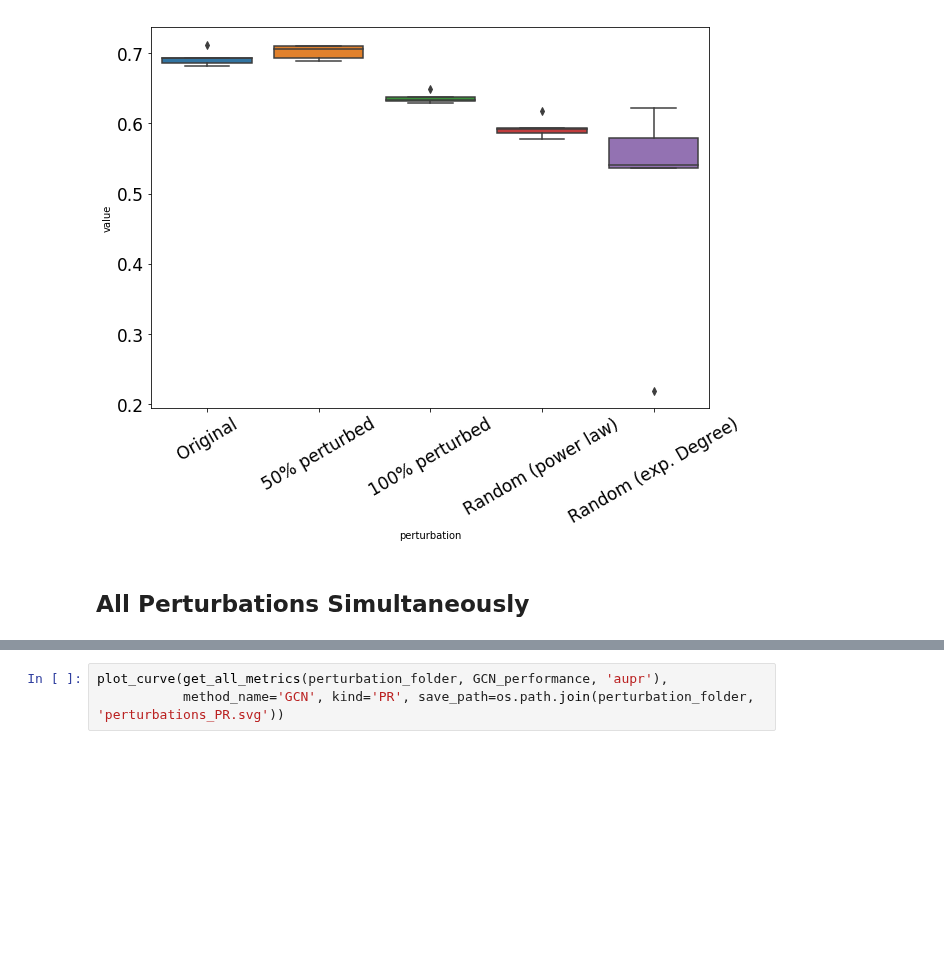
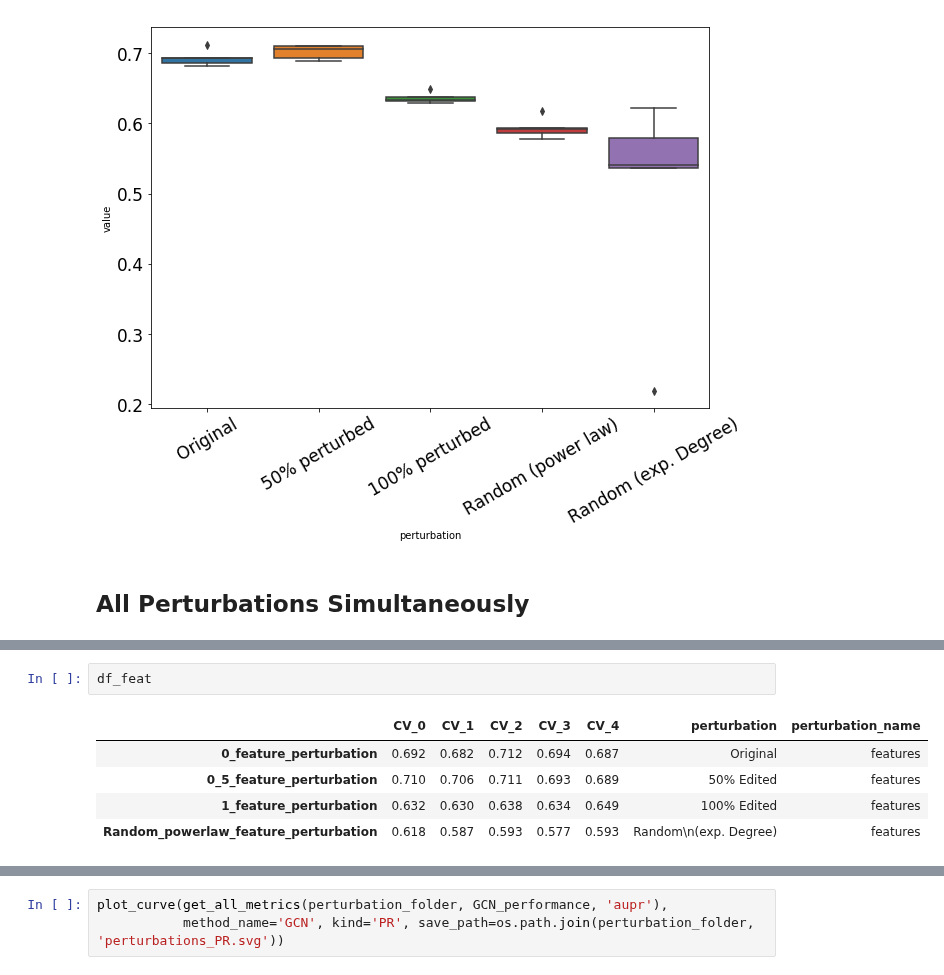
Before and after one commit to schulter/EMOGI, a Jupyter notebook: simulation/evaluate_perturbations.ipynb, the cells around one changed output, grey strips where cells are left out. Saved outputs shown, nothing was run; the diff lists cells and outputs as text; blank space fills up the shorter version.

```diff
--- a/simulation/evaluate_perturbations.ipynb
+++ b/simulation/evaluate_perturbations.ipynb
@@ -230,3 +230,11 @@ Network: Random (power law)     AUPR: 0.386945935285856
+# %%
+df_feat
+# %% [output]
+|  | CV_0 | CV_1 | CV_2 | CV_3 | CV_4 | perturbation | perturbation_name |
+| 0_feature_perturbation | 0.692 | 0.682 | 0.712 | 0.694 | 0.687 | Original | features |
+| 0_5_feature_perturbation | 0.710 | 0.706 | 0.711 | 0.693 | 0.689 | 50% Edited | features |
+| 1_feature_perturbation | 0.632 | 0.630 | 0.638 | 0.634 | 0.649 | 100% Edited | features |
+| Random_powerlaw_feature_perturbation | 0.618 | 0.587 | 0.593 | 0.577 | 0.593 | Random\n(exp. Degree) | features |
 # %%
 def make_df_from_metrics(metrics, perturbation_name='features'):
     df = pd.DataFrame([i[0] for i in metrics],
```
Also changed, not shown: parts of 2 cells of this notebook.
